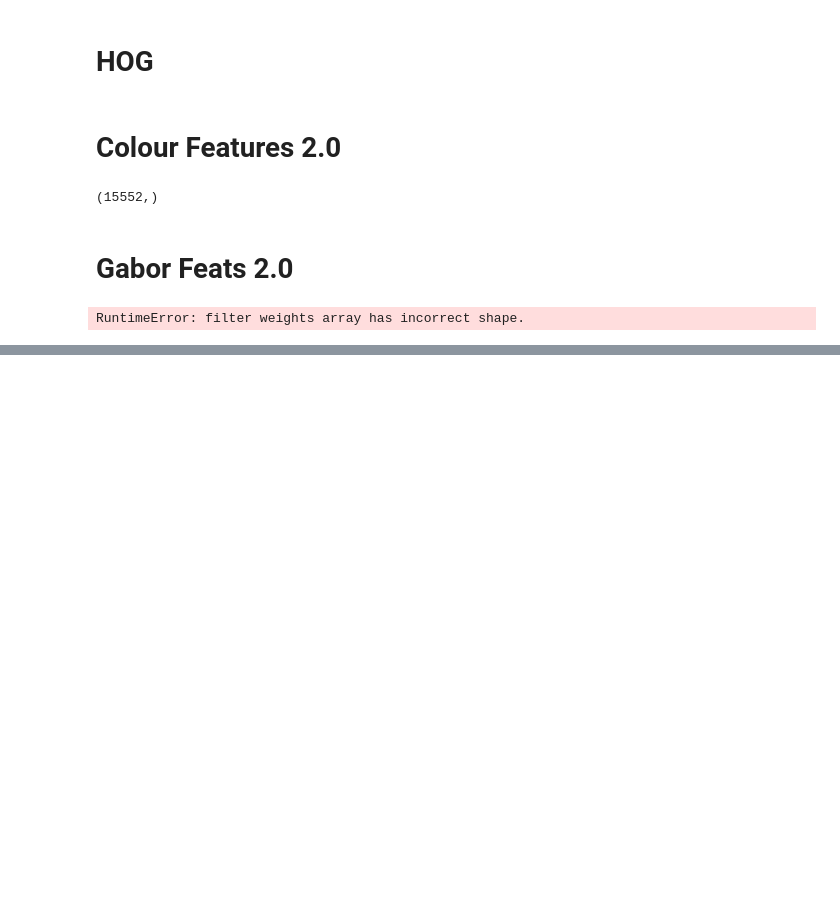
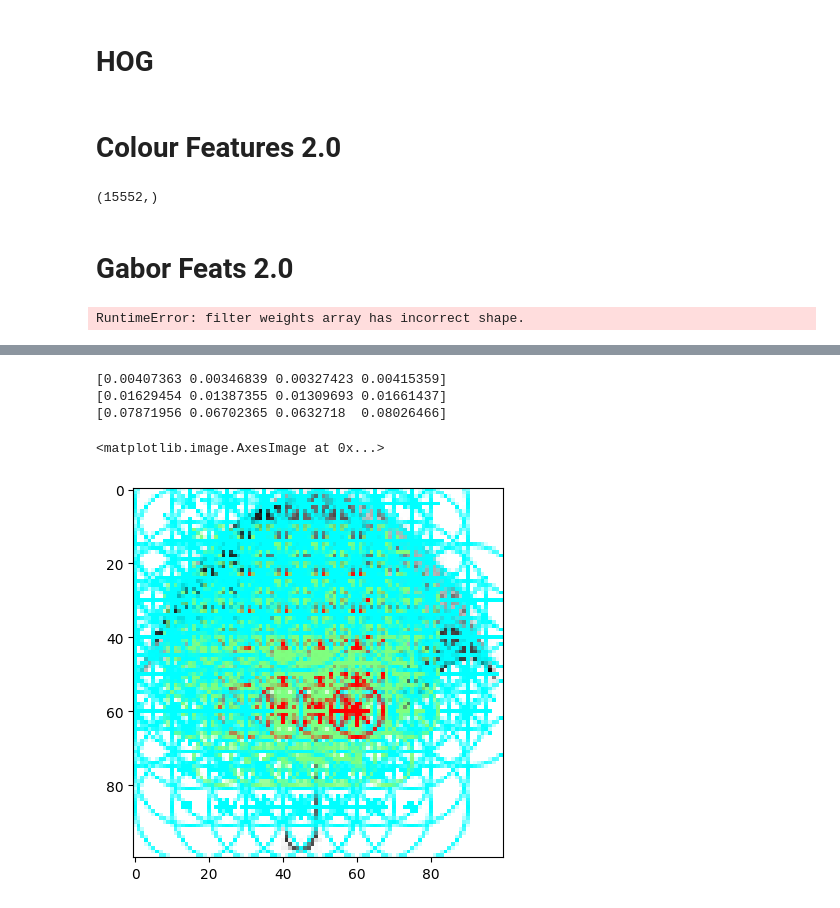
Before and after one commit to hippogriffi/CBIRS, a Jupyter notebook: GUI Devolpment/Progs/demo_test.ipynb, the cells around one changed output, grey strips where cells are left out. Drawn from its saved outputs; the diff is of its cells as text; code cells hidden in the pictures; blank space fills up the shorter version.

Commit message:
started on daisy features

```diff
--- a/GUI Devolpment/Progs/demo_test.ipynb
+++ b/GUI Devolpment/Progs/demo_test.ipynb
@@ -416,0 +422,15 @@ RuntimeError: filter weights array has incorrect shape.
+# %%
+def daisy_features(img, step, radius, ring_n, hist, oriant_n, norm = True):
+    g_img = cv2.cvtColor(img, cv2.COLOR_RGB2GRAY)
+    rshape_dim = (ring_n * hist + 1) * oriant_n
+    desc, desc_img = daisy(g_img, step=step, radius=radius,
+                           rings=ring_n, histograms=hist, orientations=oriant_n, visualize=True)
+    desc.reshape(-1, rshape_dim)
+    hist = np.mean(desc, axis = 0)
+
+    if norm:
+        hist = np.array(hist) / np.sum(hist)
+
+    return hist, desc_img
+# %%
+test_daisy, daisy_img = daisy_features(img, 10, 30, 2, 6, 8)
@@ -416,0 +447,13 @@ RuntimeError: filter weights array has incorrect shape.
+# %%
+print(norm)
+print(unnorm)
+print(norm2)
+# %% [output]
+[0.00407363 0.00346839 0.00327423 0.00415359]
+[0.01629454 0.01387355 0.01309693 0.01661437]
+[0.07871956 0.06702365 0.0632718  0.08026466]
+# %%
+plt.imshow(daisy_img)
+# %% [output]
+<matplotlib.image.AxesImage at 0x...>
+[figure, added]
```
Also changed, not shown: parts of 7 cells of this notebook.
